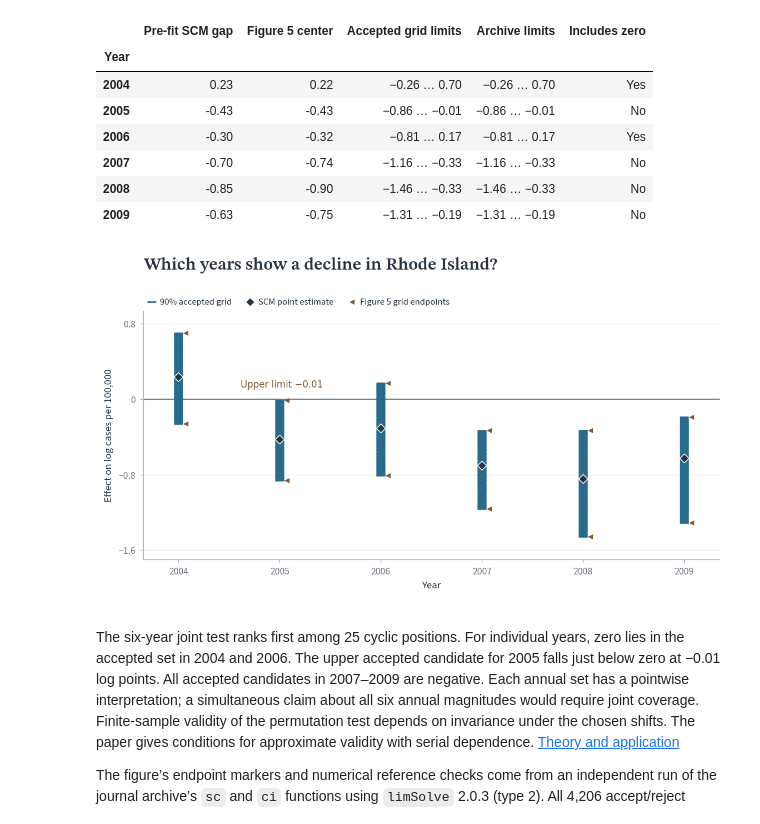
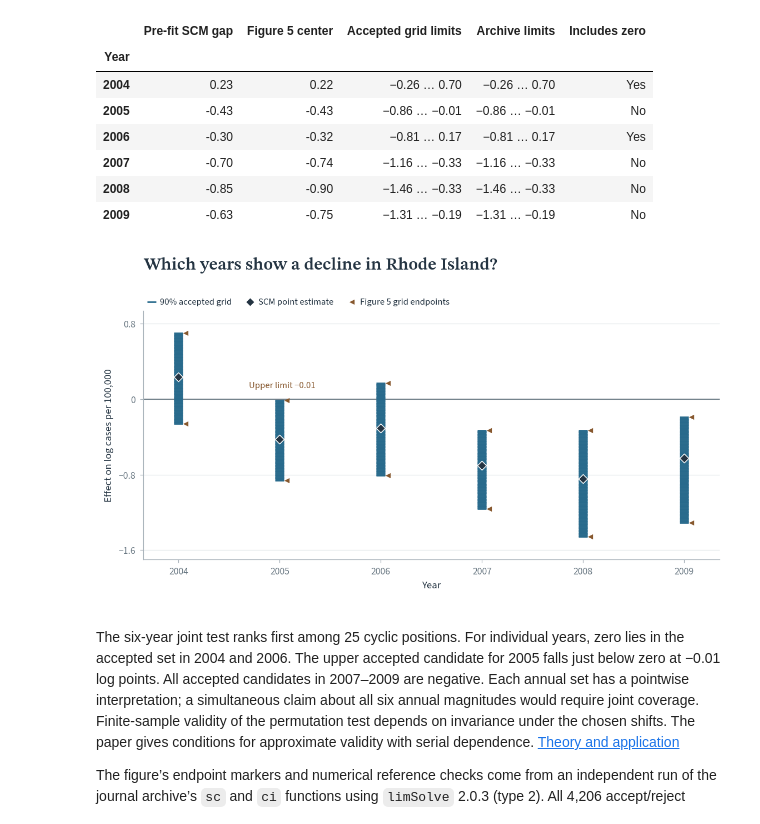
Before and after one commit to crahal/pysynthcon, a Jupyter notebook: empirical_examples/rhode_island.ipynb, the cells around one changed output. Saved outputs shown, nothing was run; the diff lists cells and outputs as text; code cells hidden in the pictures.

```diff
--- a/empirical_examples/rhode_island.ipynb
+++ b/empirical_examples/rhode_island.ipynb
@@ -186,19 +186,19 @@ display(figure_table.style.set_uuid('rhode-annual').format({
 # %%
 fig, ax = plot_conformal_set(
     grid, fit, reference_bounds=reference, reference_label='Figure 5 grid endpoints',
     title='Which years show a decline in Rhode Island?',
     xlabel='Year', ylabel='Effect on log cases per 100,000',
     figsize=(7.5, 4.25),
 )
 upper_2005 = reference.loc[2005, 'upper']
 ax.annotate(
     f'Upper limit {upper_2005:.2f}'.replace('-', '−'), (2005, upper_2005),
-    xytext=(2, 9), textcoords='offset points', fontsize=8, color=LITERATURE,
+    xytext=(2, 9), textcoords='offset points', fontsize=8, fontfamily=ax.xaxis.label.get_family(), color=LITERATURE,
     ha='center', va='bottom',
 )
 export_figure(fig, 'pointwise-sets')
 # %% [output]
-[figure, old version]
+[figure, new version]
 # %% [markdown]
 The six-year joint test ranks first among 25 cyclic positions. For individual years, zero lies in the accepted set in 2004 and 2006. The upper accepted candidate for 2005 falls just below zero at −0.01 log points. All accepted candidates in 2007–2009 are negative. Each annual set has a pointwise interpretation; a simultaneous claim about all six annual magnitudes would require joint coverage. Finite-sample validity of the permutation test depends on invariance under the chosen shifts. The paper gives conditions for approximate validity with serial dependence. [Theory and application](https://doi.org/10.1080/01621459.2021.1920957)
 
```
Also changed, not shown: parts of 1 cell of this notebook, 2 other files.
